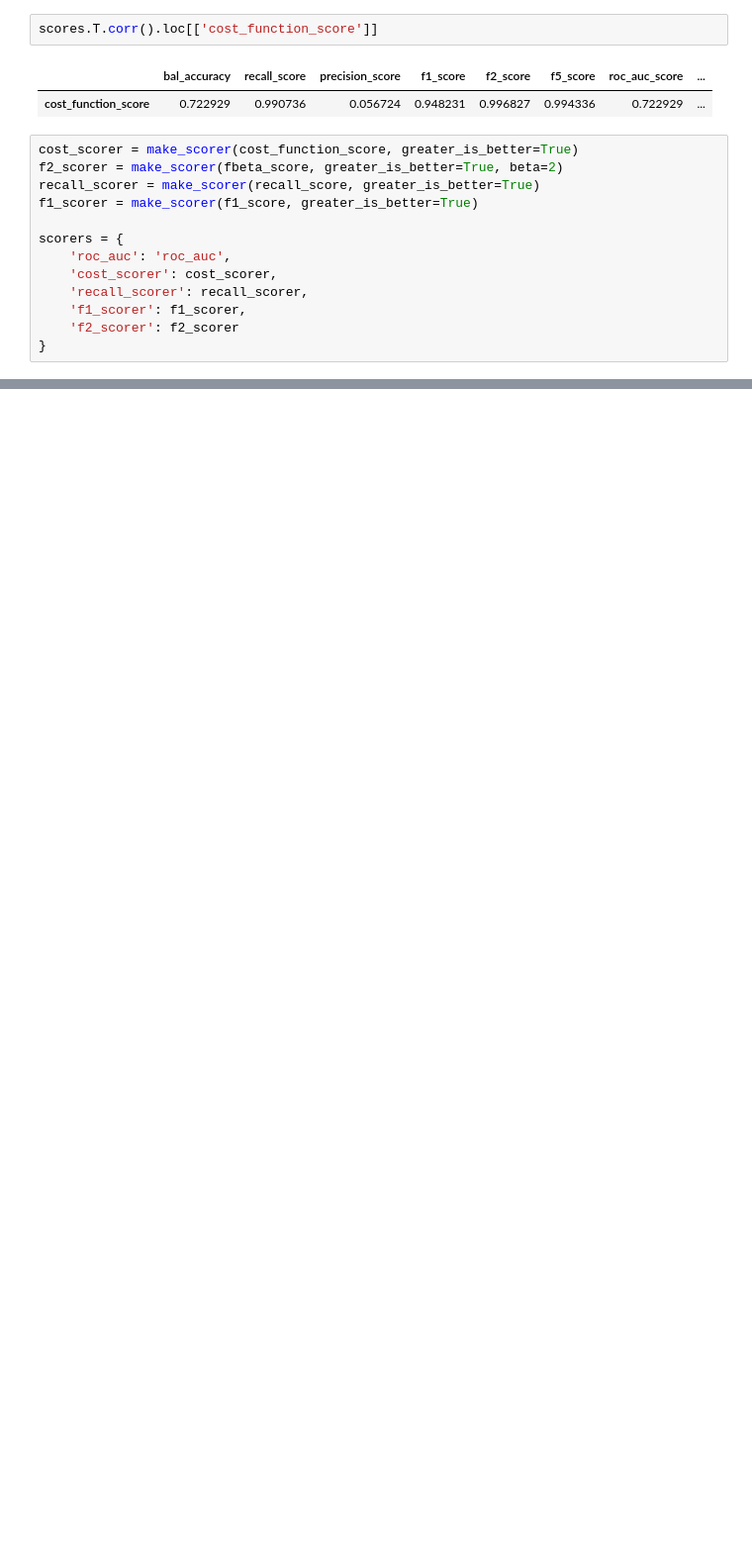
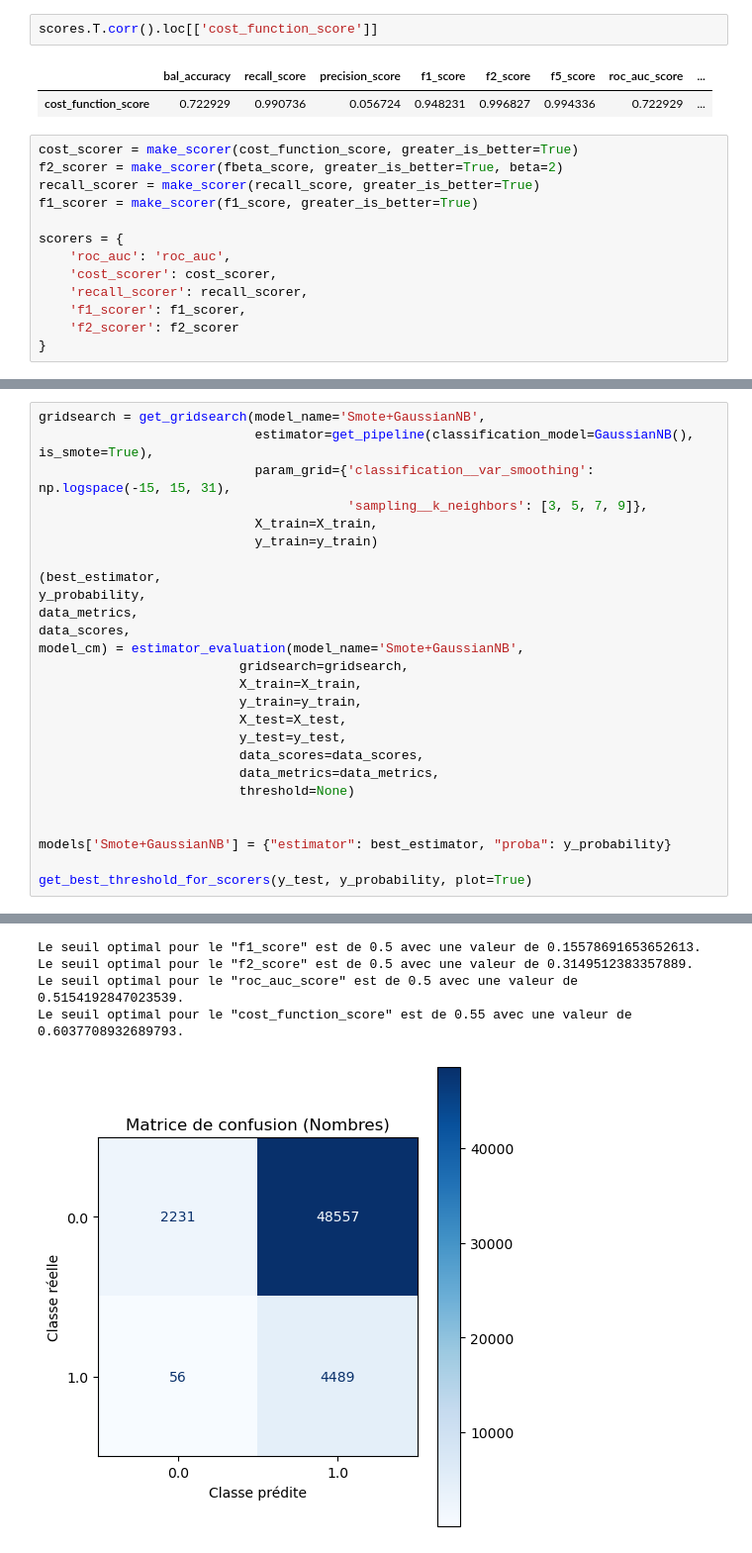
Before and after one commit to jesuiskristoff/projet7_openclassroom_cb, a Jupyter notebook: cleaning_filtering_modelisation/notebook_cb.ipynb, the cells around one changed output, grey strips where cells are left out. Shown at 99% size. Saved outputs shown, nothing was run; the diff lists cells and outputs as text; blank space fills up the shorter version.

```diff
--- a/cleaning_filtering_modelisation/notebook_cb.ipynb
+++ b/cleaning_filtering_modelisation/notebook_cb.ipynb
@@ -551,0 +778,27 @@ scorers = {
+# %%
+gridsearch = get_gridsearch(model_name='Smote+GaussianNB',
+                            estimator=get_pipeline(classification_model=GaussianNB(), is_smote=True),
+                            param_grid={'classification__var_smoothing': np.logspace(-15, 15, 31),
+                                        'sampling__k_neighbors': [3, 5, 7, 9]},
+                            X_train=X_train,
+                            y_train=y_train)
+
+(best_estimator,
+y_probability,
+data_metrics,
+data_scores,
+model_cm) = estimator_evaluation(model_name='Smote+GaussianNB',
+                          gridsearch=gridsearch,
+                          X_train=X_train,
+                          y_train=y_train,
+                          X_test=X_test,
+                          y_test=y_test,
+                          data_scores=data_scores,
+                          data_metrics=data_metrics,
+                          threshold=None)
+
+
+models['Smote+GaussianNB'] = {"estimator": best_estimator, "proba": y_probability}
+
+get_best_threshold_for_scorers(y_test, y_probability, plot=True)
+# %% [output]
@@ -551,0 +813,5 @@ scorers = {
+Le seuil optimal pour le "f1_score" est de 0.5 avec une valeur de 0.15578691653652613.
+Le seuil optimal pour le "f2_score" est de 0.5 avec une valeur de 0.3149512383357889.
+Le seuil optimal pour le "roc_auc_score" est de 0.5 avec une valeur de 0.5154192847023539.
+Le seuil optimal pour le "cost_function_score" est de 0.55 avec une valeur de 0.6037708932689793.
+[figure, added]
```
Also changed, not shown: parts of 51 cells of this notebook, 5 other files.
